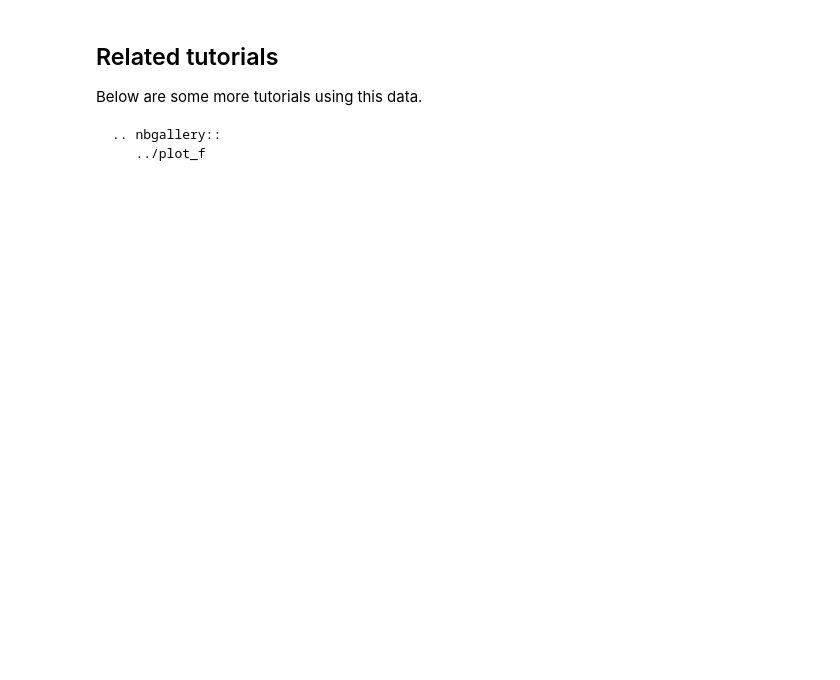
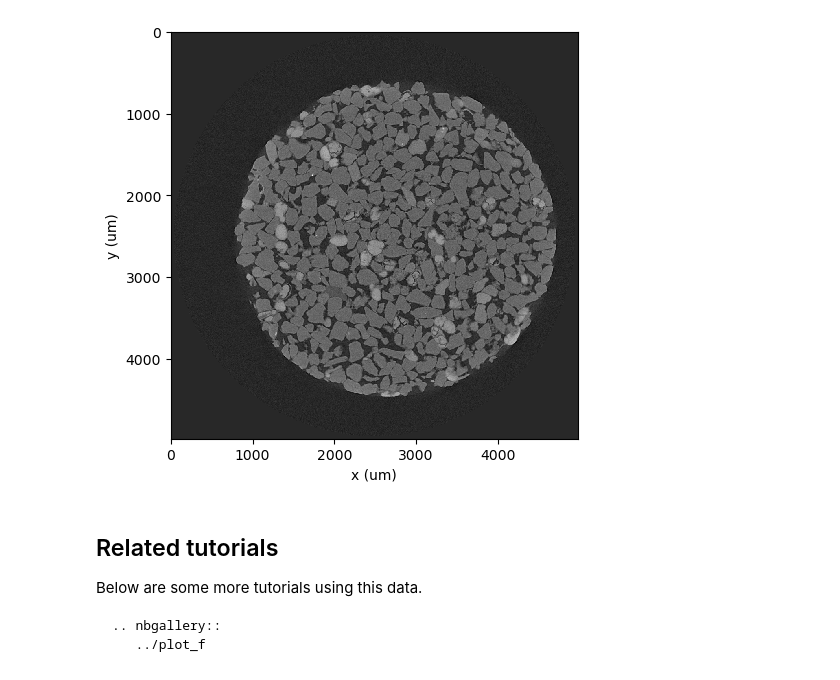
Before and after one commit to rodolfovictor/rockverse, a Jupyter notebook: docs/source/gallery/digitalrock/sample_data/import_belgian_fieldstone.ipynb, the cells around one changed output. Saved outputs shown, nothing was run; the diff lists cells and outputs as text; code cells hidden in the pictures; blank space fills up the shorter version.

```diff
--- a/docs/source/gallery/digitalrock/sample_data/import_belgian_fieldstone.ipynb
+++ b/docs/source/gallery/digitalrock/sample_data/import_belgian_fieldstone.ipynb
@@ -79,3 +103,11 @@ a.info
+# %%
+viewer.show_guide_lines = False
+viewer.show_histogram = False
+viewer.show_zy_plane = False
+viewer.show_xz_plane = False
+viewer.figure
+# %% [output]
+[figure, added]
 # %% [markdown]
 Related tutorials
 -----------------
```
Also changed, not shown: parts of 11 cells of this notebook, 2 other files.
